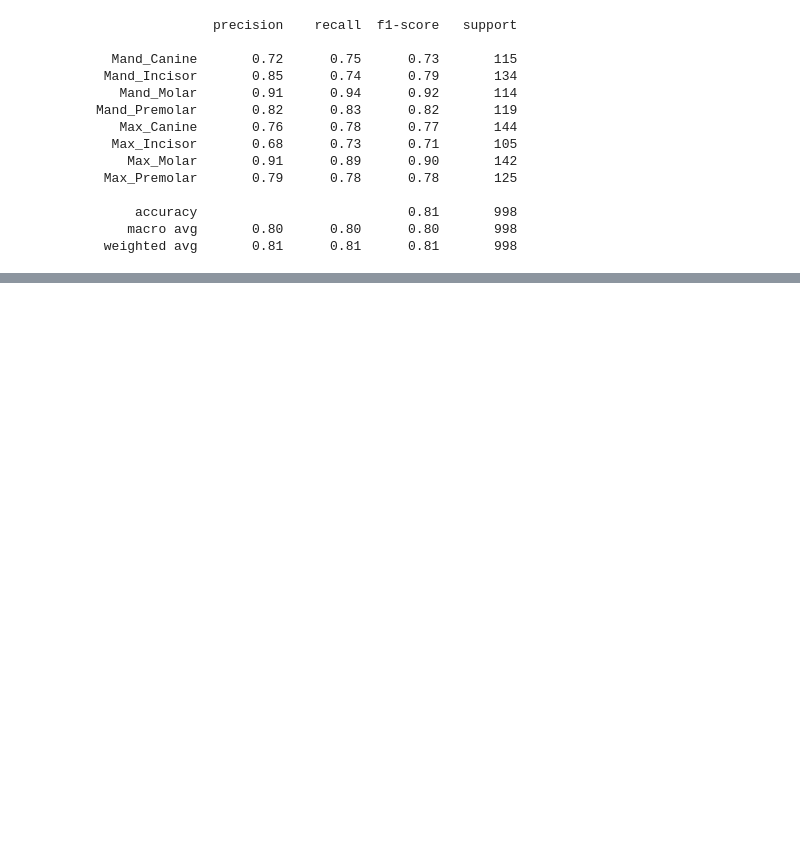
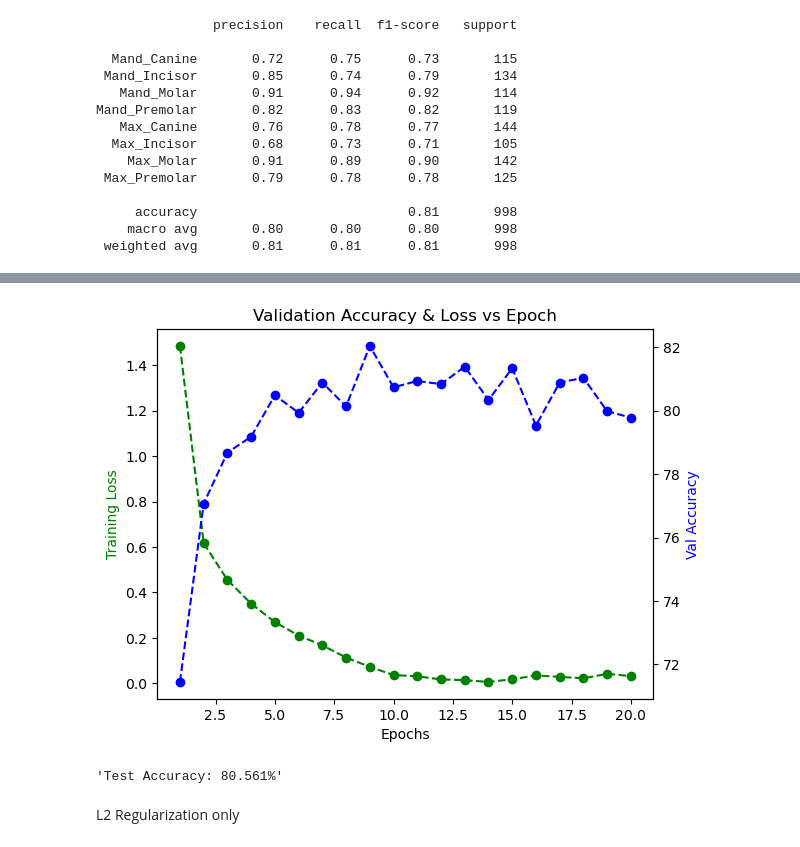
Before and after one commit to darroush/Teeth_Classifier_Pytorch, a Jupyter notebook: scripts/main.ipynb, the cells around one changed output, grey strips where cells are left out. Cells and saved outputs as stored; diff of their text form; code cells hidden in the pictures; blank space fills up the shorter version.

```diff
--- a/scripts/main.ipynb
+++ b/scripts/main.ipynb
@@ -179,0 +185,40 @@ Mand_Premolar       0.82      0.83      0.82       119
+# %%
+dataset_dir = '../output'
+batch_size = 128
+
+# Apply transformations
+train_transform = transforms.Compose([
+    transforms.RandomAffine(degrees=10, translate=(.05,.05), shear=5),
+    transforms.ColorJitter(hue=.05, saturation=.05),
+    transforms.RandomHorizontalFlip(),
+    transforms.RandomRotation(15),
+    transforms.Grayscale(),
+    transforms.ToTensor(),
+    transforms.Normalize((0.5,), (0.5,))
+])
+
+val_test_transform = transforms.Compose([
+    transforms.Grayscale(),
+    transforms.ToTensor(),
+    transforms.Normalize((0.5,), (0.5,))
+])
+
+# Initiate dataloaders
+dataset, train_loader, val_loader, test_loader = dataset_loader_sep_transformations(
+    dataset_dir, train_transform= train_transform, val_test_transform= val_test_transform, batch_size=batch_size
+)
+# %%
+# Hyperparameters
+lr = 0.003
+epochs_no = 20
+
+# Create an instance of the model
+net_reg = Net()
+net_reg.to(device)
+
+# Loss function and optimizer
+criterion = nn.CrossEntropyLoss()
+optimizer = optim.Adam(net_reg.parameters(), lr= lr)
+
+# Training..
+epoch_log, loss_log, accuracy_log = train_cnn(criterion, optimizer, net_reg, epochs_no, device, train_loader, val_loader)
@@ -179,0 +243,12 @@ Mand_Premolar       0.82      0.83      0.82       119
+# %%
+# Plot loss and accuracy
+plot_loss_accuracy(epoch_log, loss_log, accuracy_log)
+# %% [output]
+[figure, added]
+# %%
+# Evalaute on test set
+evaluate_model(test_loader,net_reg)
+# %% [output]
+'Test Accuracy: 80.561%'
+# %% [markdown]
+L2 Regularization only
```
Also changed, not shown: parts of 17 cells of this notebook, 1 other file.
